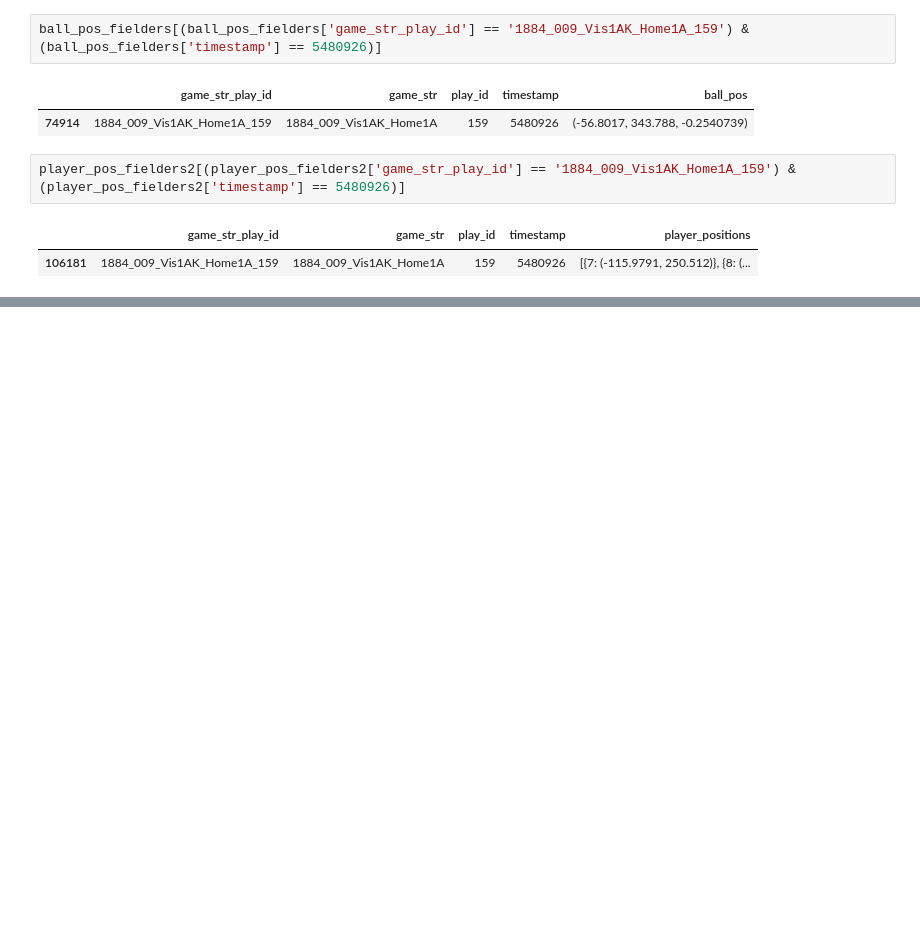
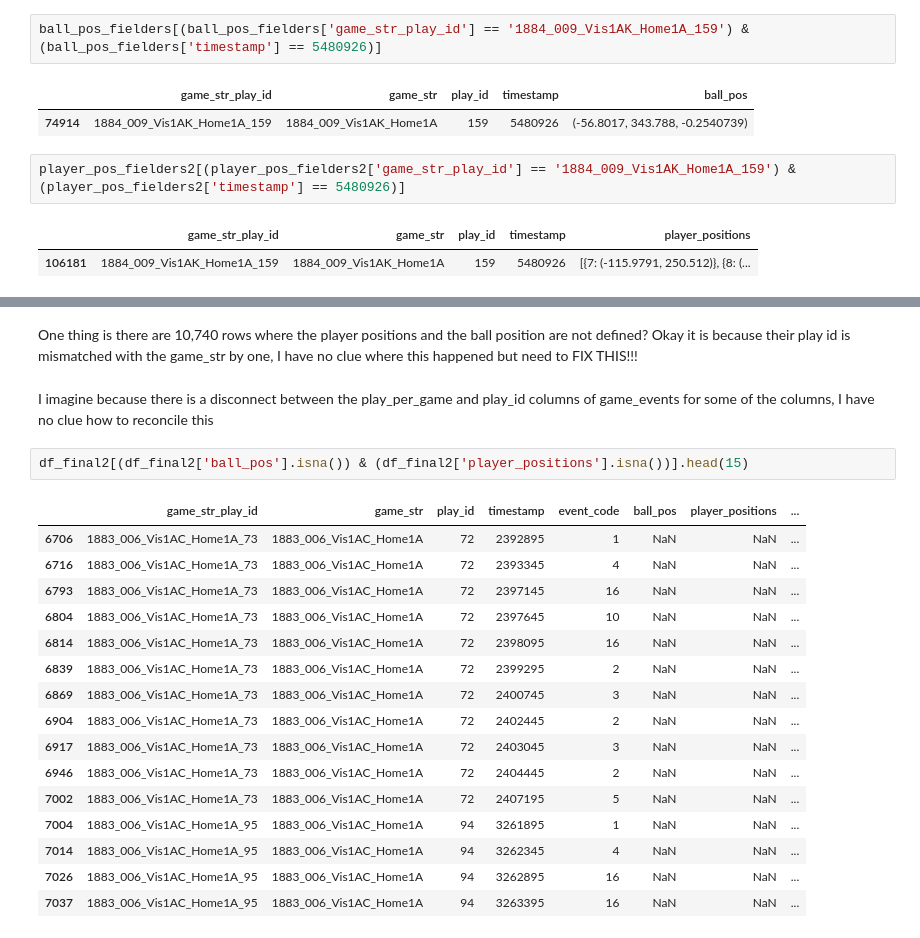
Before and after one commit to victorhauvi/SMT2024, a Jupyter notebook: 2024_SMT_Data_Challenge/SMT.ipynb, the cells around one changed output, grey strips where cells are left out. Saved outputs shown, nothing was run; the diff lists cells and outputs as text; blank space fills up the shorter version.

```diff
--- a/2024_SMT_Data_Challenge/SMT.ipynb
+++ b/2024_SMT_Data_Challenge/SMT.ipynb
@@ -1020,0 +1077,23 @@ player_pos_fielders2[(player_pos_fielders2['game_str_play_id'] == '1884_009_Vis1
+# %% [markdown]
+One thing is there are 10,740 rows where the player positions and the ball position are not defined? Okay it is because their play id is mismatched with the game_str by one, I have no clue where this happened but need to FIX THIS!!!
+# %% [markdown]
+I imagine because there is a disconnect between the play_per_game and play_id columns of game_events for some of the columns, I have no clue how to reconcile this
+# %%
+df_final2[(df_final2['ball_pos'].isna()) & (df_final2['player_positions'].isna())].head(15)
+# %% [output]
+|  | game_str_play_id | game_str | play_id | timestamp | event_code | ball_pos | player_positions | ... |
+| 6706 | 1883_006_Vis1AC_Home1A_73 | 1883_006_Vis1AC_Home1A | 72 | 2392895 | 1 | NaN | NaN | ... |
+| 6716 | 1883_006_Vis1AC_Home1A_73 | 1883_006_Vis1AC_Home1A | 72 | 2393345 | 4 | NaN | NaN | ... |
+| 6793 | 1883_006_Vis1AC_Home1A_73 | 1883_006_Vis1AC_Home1A | 72 | 2397145 | 16 | NaN | NaN | ... |
+| 6804 | 1883_006_Vis1AC_Home1A_73 | 1883_006_Vis1AC_Home1A | 72 | 2397645 | 10 | NaN | NaN | ... |
+| 6814 | 1883_006_Vis1AC_Home1A_73 | 1883_006_Vis1AC_Home1A | 72 | 2398095 | 16 | NaN | NaN | ... |
+| 6839 | 1883_006_Vis1AC_Home1A_73 | 1883_006_Vis1AC_Home1A | 72 | 2399295 | 2 | NaN | NaN | ... |
+| 6869 | 1883_006_Vis1AC_Home1A_73 | 1883_006_Vis1AC_Home1A | 72 | 2400745 | 3 | NaN | NaN | ... |
+| 6904 | 1883_006_Vis1AC_Home1A_73 | 1883_006_Vis1AC_Home1A | 72 | 2402445 | 2 | NaN | NaN | ... |
+| 6917 | 1883_006_Vis1AC_Home1A_73 | 1883_006_Vis1AC_Home1A | 72 | 2403045 | 3 | NaN | NaN | ... |
+| 6946 | 1883_006_Vis1AC_Home1A_73 | 1883_006_Vis1AC_Home1A | 72 | 2404445 | 2 | NaN | NaN | ... |
+| 7002 | 1883_006_Vis1AC_Home1A_73 | 1883_006_Vis1AC_Home1A | 72 | 2407195 | 5 | NaN | NaN | ... |
+| 7004 | 1883_006_Vis1AC_Home1A_95 | 1883_006_Vis1AC_Home1A | 94 | 3261895 | 1 | NaN | NaN | ... |
+| 7014 | 1883_006_Vis1AC_Home1A_95 | 1883_006_Vis1AC_Home1A | 94 | 3262345 | 4 | NaN | NaN | ... |
+| 7026 | 1883_006_Vis1AC_Home1A_95 | 1883_006_Vis1AC_Home1A | 94 | 3262895 | 16 | NaN | NaN | ... |
+| 7037 | 1883_006_Vis1AC_Home1A_95 | 1883_006_Vis1AC_Home1A | 94 | 3263395 | 16 | NaN | NaN | ... |
```
Also changed, not shown: parts of 19 cells of this notebook, 17 other files.
